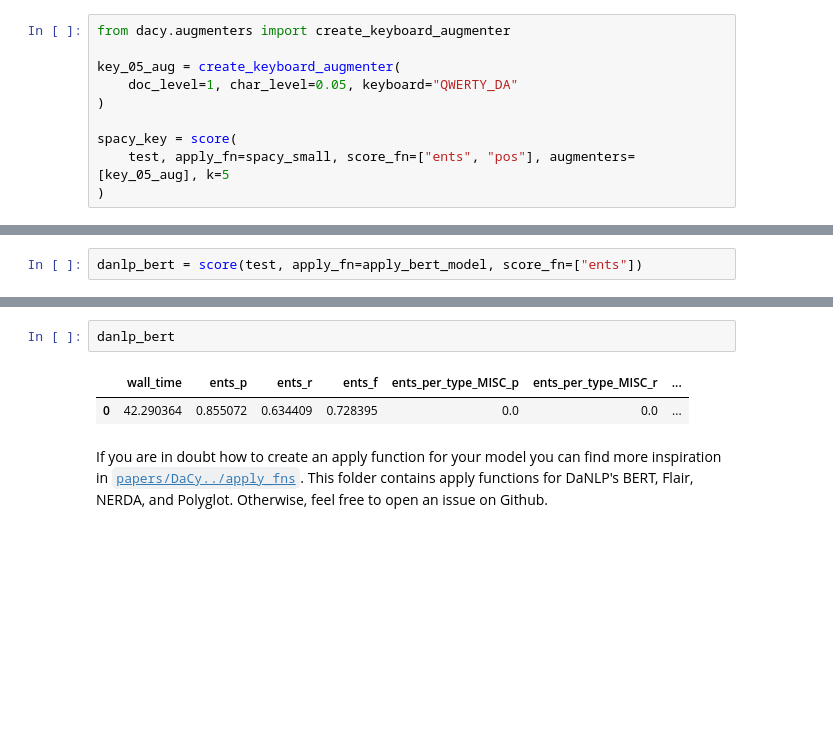
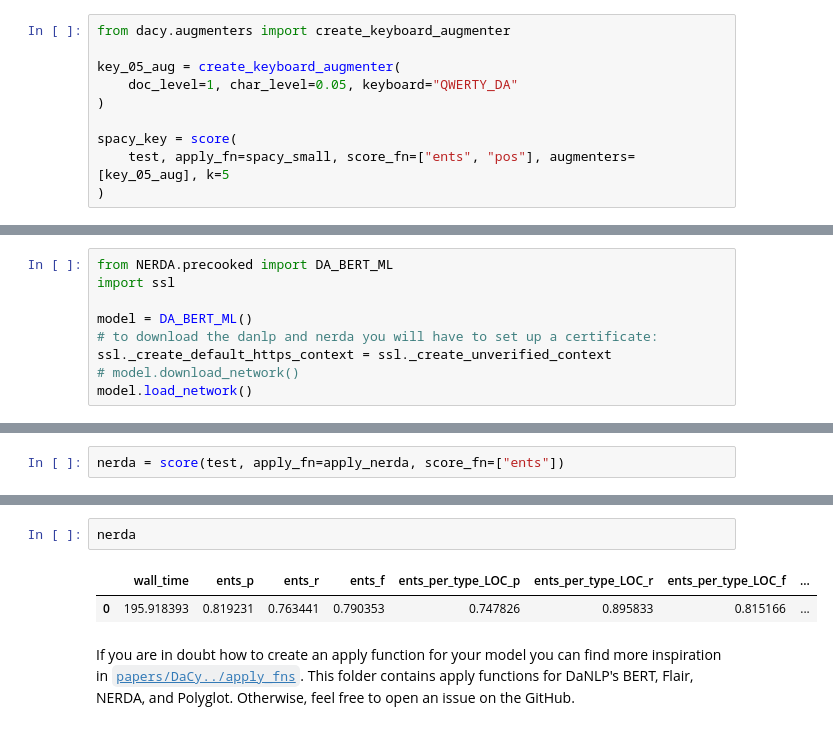
Before and after one commit to centre-for-humanities-computing/DaCy, a Jupyter notebook: tutorials/dacy-robustness.ipynb, the cells around one changed output, grey strips where cells are left out. Saved outputs shown, nothing was run; the diff lists cells and outputs as text; blank space fills up the shorter version.

```diff
--- a/tutorials/dacy-robustness.ipynb
+++ b/tutorials/dacy-robustness.ipynb
@@ -165,0 +129,9 @@ You should consider upgrading via the '/Users/au561649/.virtualenvs/dacy_tutoria
+# %%
+from NERDA.precooked import DA_BERT_ML
+import ssl
+
+model = DA_BERT_ML()
+# to download the danlp and nerda you will have to set up a certificate:
+ssl._create_default_https_context = ssl._create_unverified_context
+# model.download_network()
+model.load_network()
@@ -218,2 +204,2 @@ def add_iob(doc: Doc, iob: List[str]) -> Doc:
 # %%
-danlp_bert = score(test, apply_fn=apply_bert_model, score_fn=["ents"])
+nerda = score(test, apply_fn=apply_nerda, score_fn=["ents"])
@@ -220,7 +215,7 @@ danlp_bert = score(test, apply_fn=apply_bert_model, score_fn=["ents"])
-# %%
-danlp_bert
-# %% [output]
-|  | wall_time | ents_p | ents_r | ents_f | ents_per_type_MISC_p | ents_per_type_MISC_r | ... |
-| 0 | 42.290364 | 0.855072 | 0.634409 | 0.728395 | 0.0 | 0.0 | ... |
+# %%
+nerda
+# %% [output]
+|  | wall_time | ents_p | ents_r | ents_f | ents_per_type_LOC_p | ents_per_type_LOC_r | ents_per_type_LOC_f | ... |
+| 0 | 195.918393 | 0.819231 | 0.763441 | 0.790353 | 0.747826 | 0.895833 | 0.815166 | ... |
 # %% [markdown]
-If you are in doubt how to create an apply function for your model you can find more inspiration in [`papers/DaCy../apply_fns`](https://github.com/centre-for-humanities-computing/DaCy/tree/main/papers/DaCy-A-Unified-Framework-for-Danish-NLP/apply_fns). This folder contains apply functions for DaNLP's BERT, Flair, NERDA, and Polyglot. Otherwise, feel free to open an issue on Github.
+If you are in doubt how to create an apply function for your model you can find more inspiration in [`papers/DaCy../apply_fns`](https://github.com/centre-for-humanities-computing/DaCy/tree/main/papers/DaCy-A-Unified-Framework-for-Danish-NLP/apply_fns). This folder contains apply functions for DaNLP's BERT, Flair, NERDA, and Polyglot. Otherwise, feel free to open an issue on the GitHub.
```
Also changed, not shown: parts of 12 cells of this notebook.
